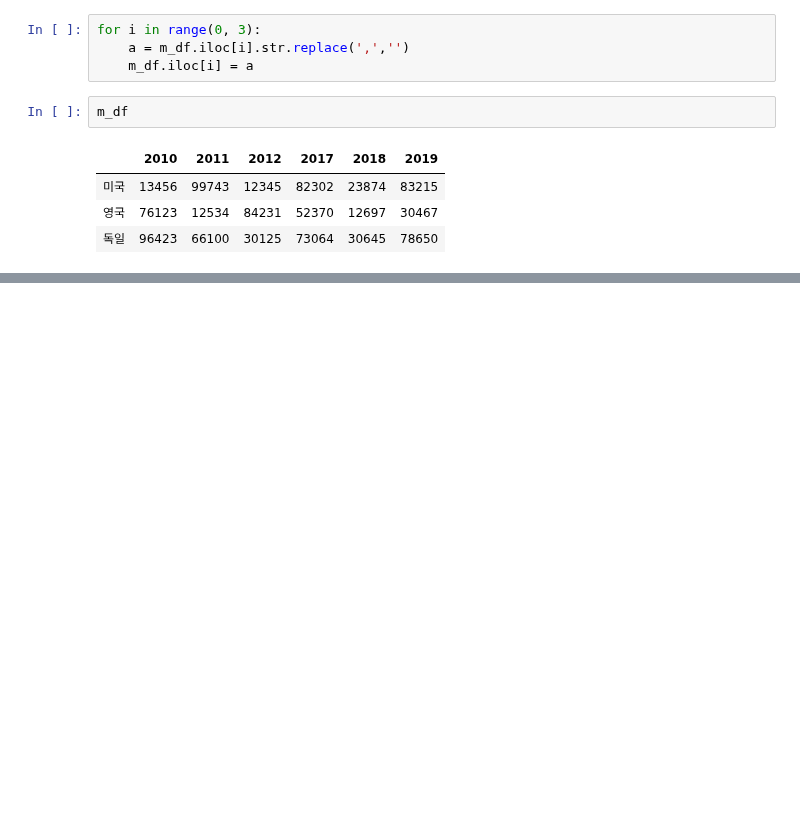
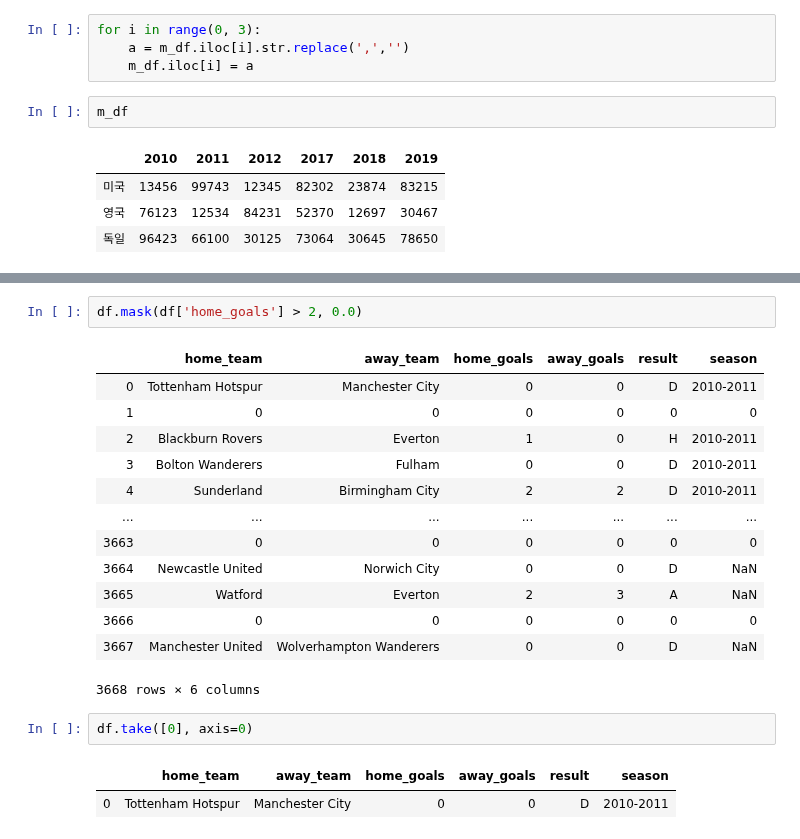
Before and after one commit to galaxy1014/ML_module_summary, a Jupyter notebook: Pandas/Chapyter6_Use like query/Chapter6.ipynb, the cells around one changed output, grey strips where cells are left out. Drawn from its saved outputs; the diff is of its cells as text; blank space fills up the shorter version.

```diff
--- a/Pandas/Chapyter6_Use like query/Chapter6.ipynb
+++ b/Pandas/Chapyter6_Use like query/Chapter6.ipynb
@@ -234,0 +335,21 @@ SyntaxError: invalid syntax (<ipython-input-52-01a4bf95fad4>, line 1)
+# %%
+df.mask(df['home_goals'] > 2, 0.0)
+# %% [output]
+|  | home_team | away_team | home_goals | away_goals | result | season |
+| 0 | Tottenham Hotspur | Manchester City | 0 | 0 | D | 2010-2011 |
+| 1 | 0 | 0 | 0 | 0 | 0 | 0 |
+| 2 | Blackburn Rovers | Everton | 1 | 0 | H | 2010-2011 |
+| 3 | Bolton Wanderers | Fulham | 0 | 0 | D | 2010-2011 |
+| 4 | Sunderland | Birmingham City | 2 | 2 | D | 2010-2011 |
+| ... | ... | ... | ... | ... | ... | ... |
+| 3663 | 0 | 0 | 0 | 0 | 0 | 0 |
+| 3664 | Newcastle United | Norwich City | 0 | 0 | D | NaN |
+| 3665 | Watford | Everton | 2 | 3 | A | NaN |
+| 3666 | 0 | 0 | 0 | 0 | 0 | 0 |
+| 3667 | Manchester United | Wolverhampton Wanderers | 0 | 0 | D | NaN |
+3668 rows × 6 columns
+# %%
+df.take([0], axis=0)
+# %% [output]
+|  | home_team | away_team | home_goals | away_goals | result | season |
+| 0 | Tottenham Hotspur | Manchester City | 0 | 0 | D | 2010-2011 |
```
Also changed, not shown: parts of 10 cells of this notebook.
